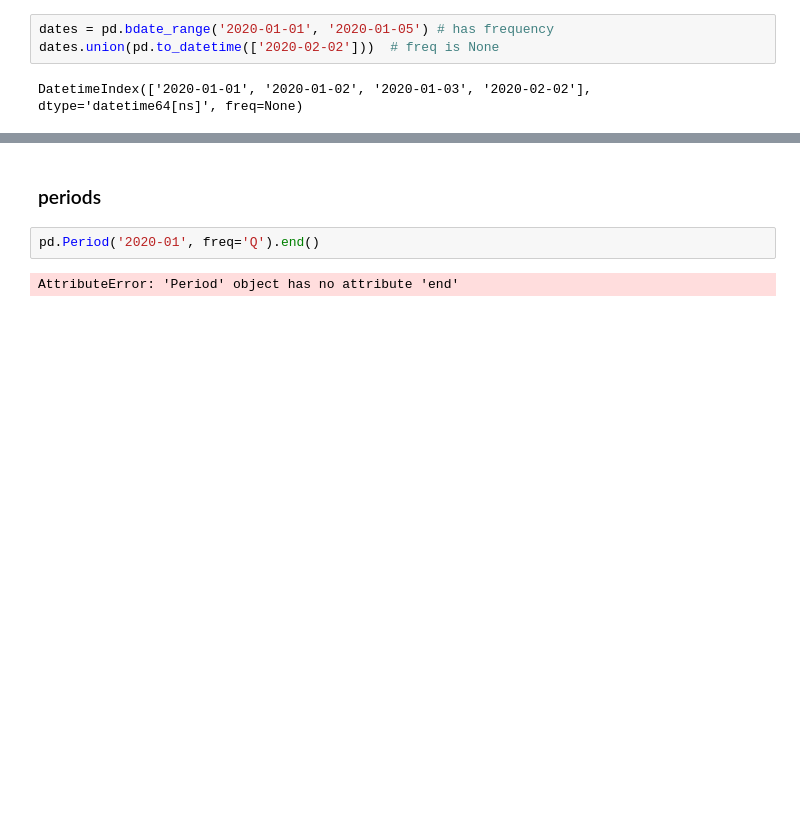
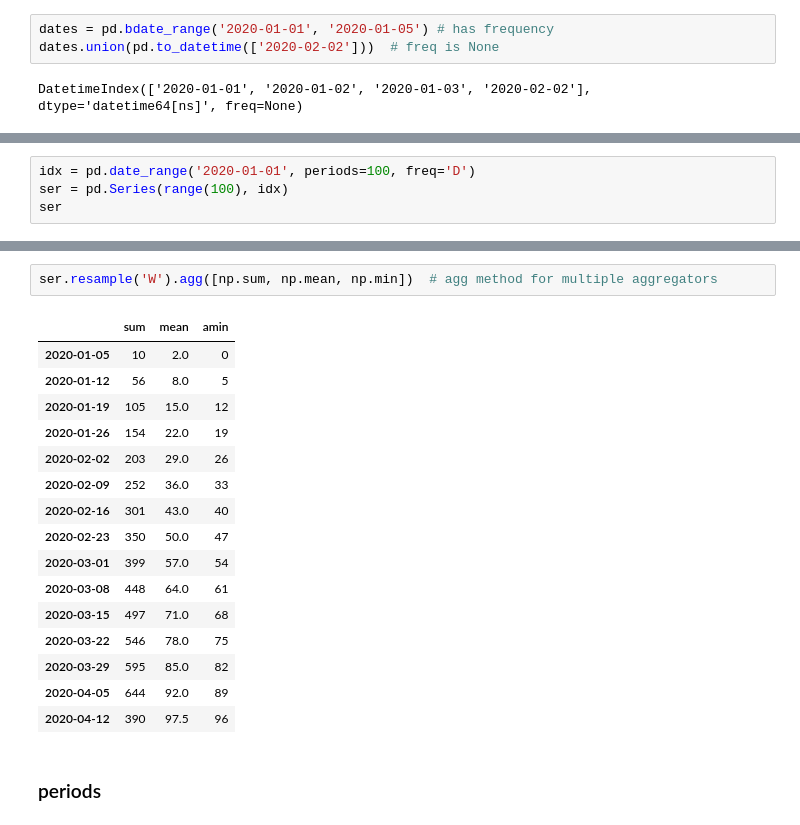
Before and after one commit to ghost368/notebooks, a Jupyter notebook: notebooks/datetime_guide.ipynb, the cells around one changed output, grey strips where cells are left out. Drawn from its saved outputs; the diff is of its cells as text; blank space fills up the shorter version.

```diff
--- a/notebooks/datetime_guide.ipynb
+++ b/notebooks/datetime_guide.ipynb
@@ -564,0 +959,4 @@ As mentioned in the Overview in the Time Series docs, https://pandas.pydata.org/
+# %%
+idx = pd.date_range('2020-01-01', periods=100, freq='D')
+ser = pd.Series(range(100), idx)
+ser
@@ -565,6 +1181,21 @@ As mentioned in the Overview in the Time Series docs, https://pandas.pydata.org/
+# %%
+ser.resample('W').agg([np.sum, np.mean, np.min])  # agg method for multiple aggregators
+# %% [output]
+|  | sum | mean | amin |
+| 2020-01-05 | 10 | 2.0 | 0 |
+| 2020-01-12 | 56 | 8.0 | 5 |
+| 2020-01-19 | 105 | 15.0 | 12 |
+| 2020-01-26 | 154 | 22.0 | 19 |
+| 2020-02-02 | 203 | 29.0 | 26 |
+| 2020-02-09 | 252 | 36.0 | 33 |
+| 2020-02-16 | 301 | 43.0 | 40 |
+| 2020-02-23 | 350 | 50.0 | 47 |
+| 2020-03-01 | 399 | 57.0 | 54 |
+| 2020-03-08 | 448 | 64.0 | 61 |
+| 2020-03-15 | 497 | 71.0 | 68 |
+| 2020-03-22 | 546 | 78.0 | 75 |
+| 2020-03-29 | 595 | 85.0 | 82 |
+| 2020-04-05 | 644 | 92.0 | 89 |
+| 2020-04-12 | 390 | 97.5 | 96 |
 # %% [markdown]
 ### periods
-# %%
-pd.Period('2020-01', freq='Q').end()
-# %% [output]
-AttributeError: 'Period' object has no attribute 'end'
```
Also changed, not shown: parts of 106 cells of this notebook.
